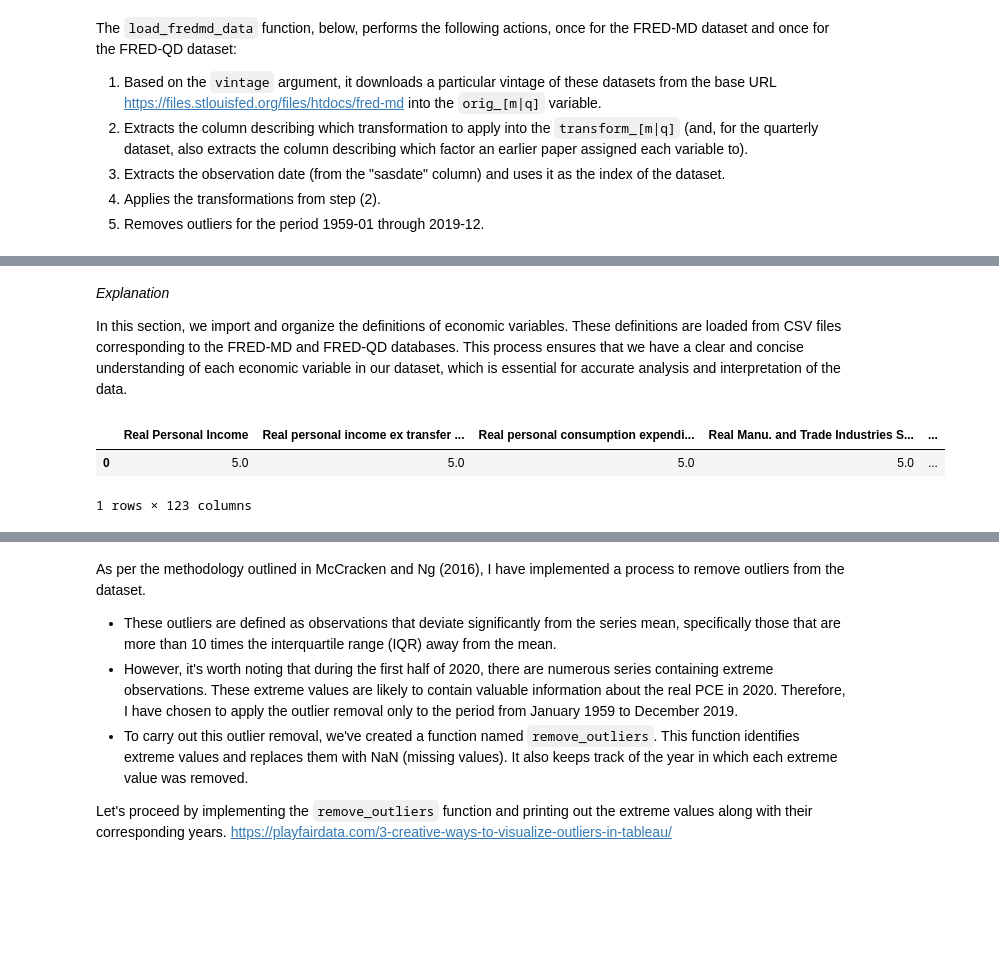
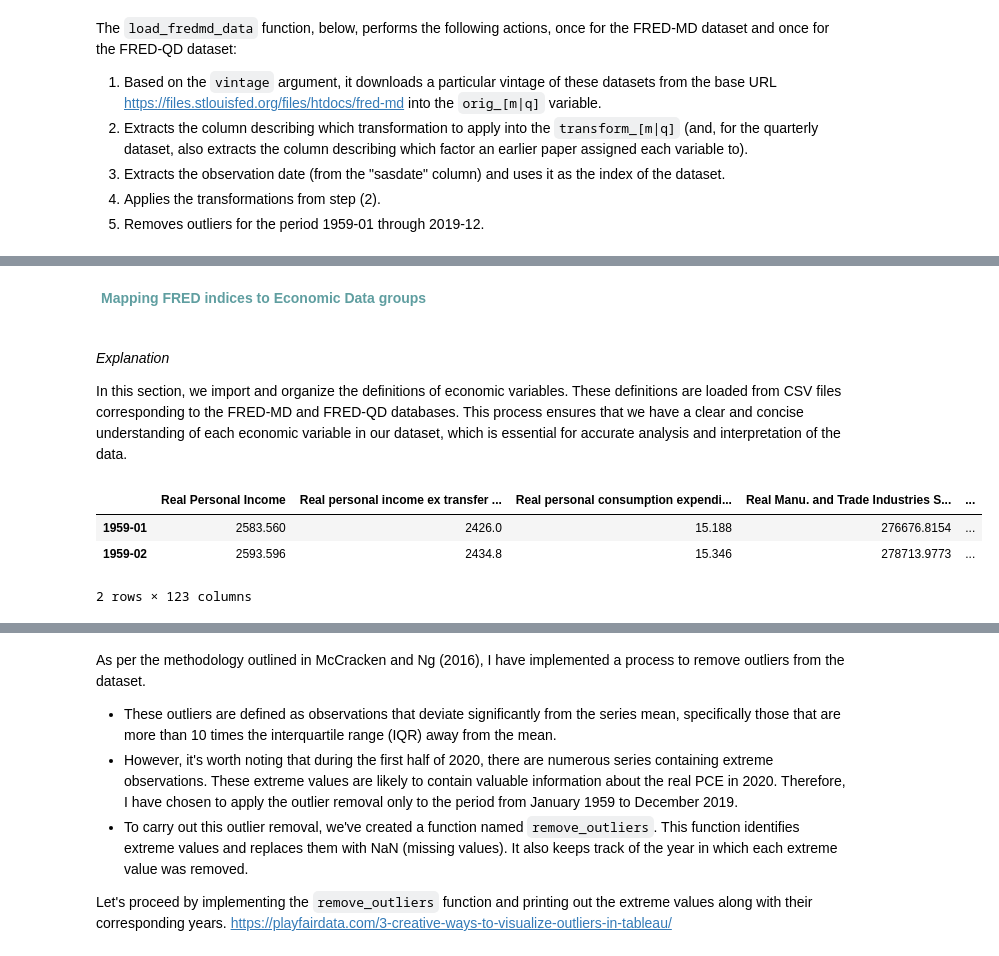
Before and after one commit to janjannagtegaal/NowCasting-M1, a Jupyter notebook: M1_NowCasting_Consumer_Exp.ipynb, the cells around one changed output, grey strips where cells are left out. Saved outputs shown, nothing was run; the diff lists cells and outputs as text; code cells hidden in the pictures; blank space fills up the shorter version.

```diff
--- a/M1_NowCasting_Consumer_Exp.ipynb
+++ b/M1_NowCasting_Consumer_Exp.ipynb
@@ -480,3 +456,7 @@ Name: 0, Length: 127, dtype: object
+# %% [markdown]
+<div style="color:#5F9EA0;padding: 5px;">
+
+**Mapping FRED indices to Economic Data groups**
 # %% [markdown]
 *Explanation*
 
@@ -513,6 +491,7 @@ transform_info = map_column_names(transform_info, column_defn_file)
-# %%
-transform_info
-# %% [output]
-|  | Real Personal Income | Real personal income ex transfer ... | Real personal consumption expendi... | Real Manu. and Trade Industries S... | ... |
-| 0 | 5.0 | 5.0 | 5.0 | 5.0 | ... |
-1 rows × 123 columns
+# %%
+fred_orig.head(2)
+# %% [output]
+|  | Real Personal Income | Real personal income ex transfer ... | Real personal consumption expendi... | Real Manu. and Trade Industries S... | ... |
+| 1959-01 | 2583.560 | 2426.0 | 15.188 | 276676.8154 | ... |
+| 1959-02 | 2593.596 | 2434.8 | 15.346 | 278713.9773 | ... |
+2 rows × 123 columns
```
Also changed, not shown: parts of 39 cells of this notebook, 2 other files.
